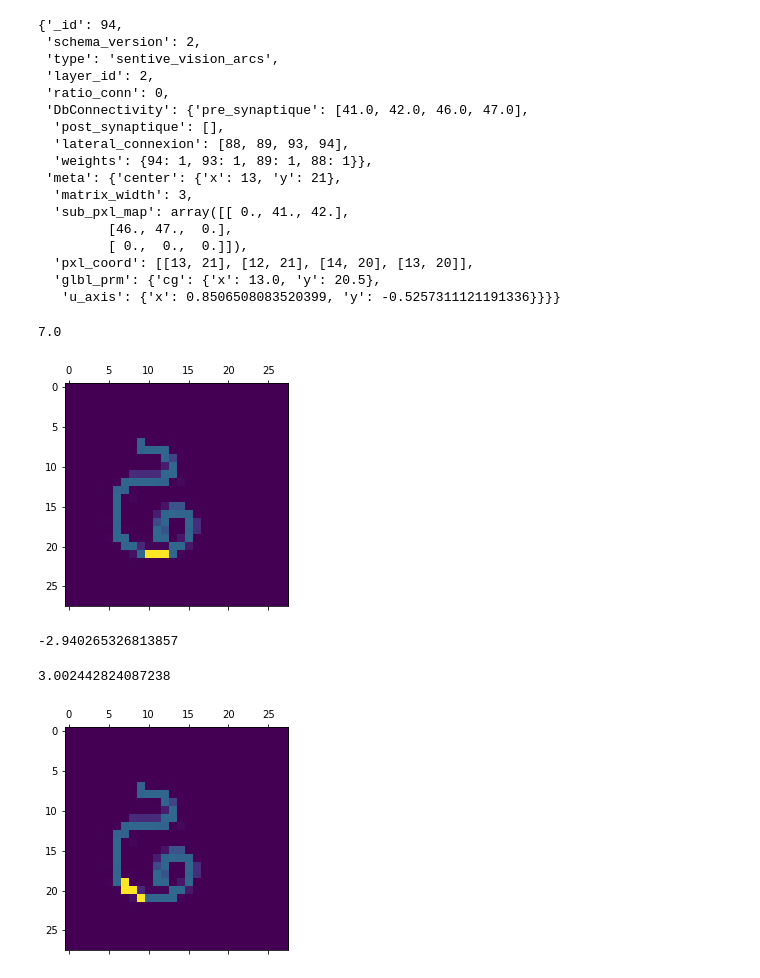
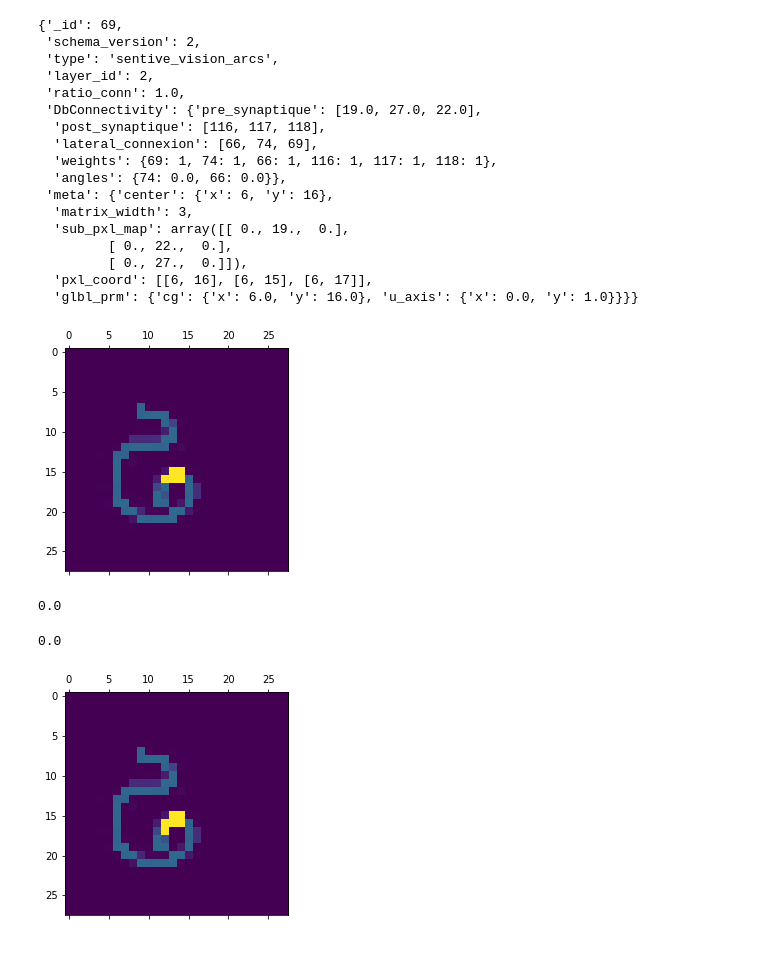
Before and after one commit to oliviermanette/Sentive-One-Shot-Learning-Omniglot, a Jupyter notebook: sandbox metadl/projet article can dynamic neural network improve few shot learning.ipynb, the cells around one changed output. Saved outputs shown, nothing was run; the diff lists cells and outputs as text; code cells hidden in the pictures.

Commit message:
create angles

```diff
--- a/sandbox metadl/projet article can dynamic neural network improve few shot learning.ipynb
+++ b/sandbox metadl/projet article can dynamic neural network improve few shot learning.ipynb
@@ -70,48 +119,46 @@ sbrain.nnet[0].nrn_tls.get_neuron_from_id(61)
 # %%
-sbrain.nnet[0].nrn_tls.get_neuron_from_id(94)
+sbrain.nnet[0].nrn_tls.get_neuron_from_id(69)
 # %% [output]
-{'_id': 94,
+{'_id': 69,
  'schema_version': 2,
  'type': 'sentive_vision_arcs',
  'layer_id': 2,
- 'ratio_conn': 0,
- 'DbConnectivity': {'pre_synaptique': [41.0, 42.0, 46.0, 47.0],
-  'post_synaptique': [],
-  'lateral_connexion': [88, 89, 93, 94],
-  'weights': {94: 1, 93: 1, 89: 1, 88: 1}},
- 'meta': {'center': {'x': 13, 'y': 21},
+ 'ratio_conn': 1.0,
+ 'DbConnectivity': {'pre_synaptique': [19.0, 27.0, 22.0],
+  'post_synaptique': [116, 117, 118],
+  'lateral_connexion': [66, 74, 69],
+  'weights': {69: 1, 74: 1, 66: 1, 116: 1, 117: 1, 118: 1},
+  'angles': {74: 0.0, 66: 0.0}},
+ 'meta': {'center': {'x': 6, 'y': 16},
   'matrix_width': 3,
-  'sub_pxl_map': array([[ 0., 41., 42.],
-         [46., 47.,  0.],
-         [ 0.,  0.,  0.]]),
-  'pxl_coord': [[13, 21], [12, 21], [14, 20], [13, 20]],
-  'glbl_prm': {'cg': {'x': 13.0, 'y': 20.5},
-   'u_axis': {'x': 0.8506508083520399, 'y': -0.5257311121191336}}}}
+  'sub_pxl_map': array([[ 0., 19.,  0.],
+         [ 0., 22.,  0.],
+         [ 0., 27.,  0.]]),
+  'pxl_coord': [[6, 16], [6, 15], [6, 17]],
+  'glbl_prm': {'cg': {'x': 6.0, 'y': 16.0}, 'u_axis': {'x': 0.0, 'y': 1.0}}}}
 # %%
-sbrain.nnet[0].nrn_pxl_map[10][13]
+nrnx = sbrain.nnet[0].nrn_tls.get_neuron_from_id(74)
-# %% [output]
-7.0
 # %%
-sbrain.nnet[0].show_receptive_field_id(92)
+sbrain.nnet[0].show_receptive_field_id(67)
 # %% [output]
-[figure, old version]
+[figure, new version]
 # %%
-nrn_1 = sbrain.nnet[0].nrn_tls.get_neuron_from_id(90)
+nrn_1 = sbrain.nnet[0].nrn_tls.get_neuron_from_id(66)
 vector_1 = nrn_1["meta"]["glbl_prm"]["u_axis"]
-nrn_2 = sbrain.nnet[0].nrn_tls.get_neuron_from_id(87)
+nrn_2 = sbrain.nnet[0].nrn_tls.get_neuron_from_id(69)
 vector_2 = nrn_2["meta"]["glbl_prm"]["u_axis"]
 sbrain.nnet[0].nrn_tls.calc_angle(vector_1, vector_2)
 # %% [output]
--2.940265326813857
+0.0
 # %%
-nrn_1 = sbrain.nnet[0].nrn_tls.get_neuron_from_id(87)
+nrn_1 = sbrain.nnet[0].nrn_tls.get_neuron_from_id(60)
 vector_1 = nrn_1["meta"]["glbl_prm"]["u_axis"]
-nrn_2 = sbrain.nnet[0].nrn_tls.get_neuron_from_id(86)
+nrn_2 = sbrain.nnet[0].nrn_tls.get_neuron_from_id(59)
 vector_2 = nrn_2["meta"]["glbl_prm"]["u_axis"]
 sbrain.nnet[0].nrn_tls.calc_angle(vector_1, vector_2)
 # %% [output]
-3.002442824087238
+0.0
 # %%
-sbrain.nnet[0].show_receptive_field_id(87)
+sbrain.nnet[0].show_receptive_field_id(71)
 # %% [output]
-[figure, old version]
+[figure, new version]
```
Also changed, not shown: parts of 15 cells of this notebook, 3 other files.
